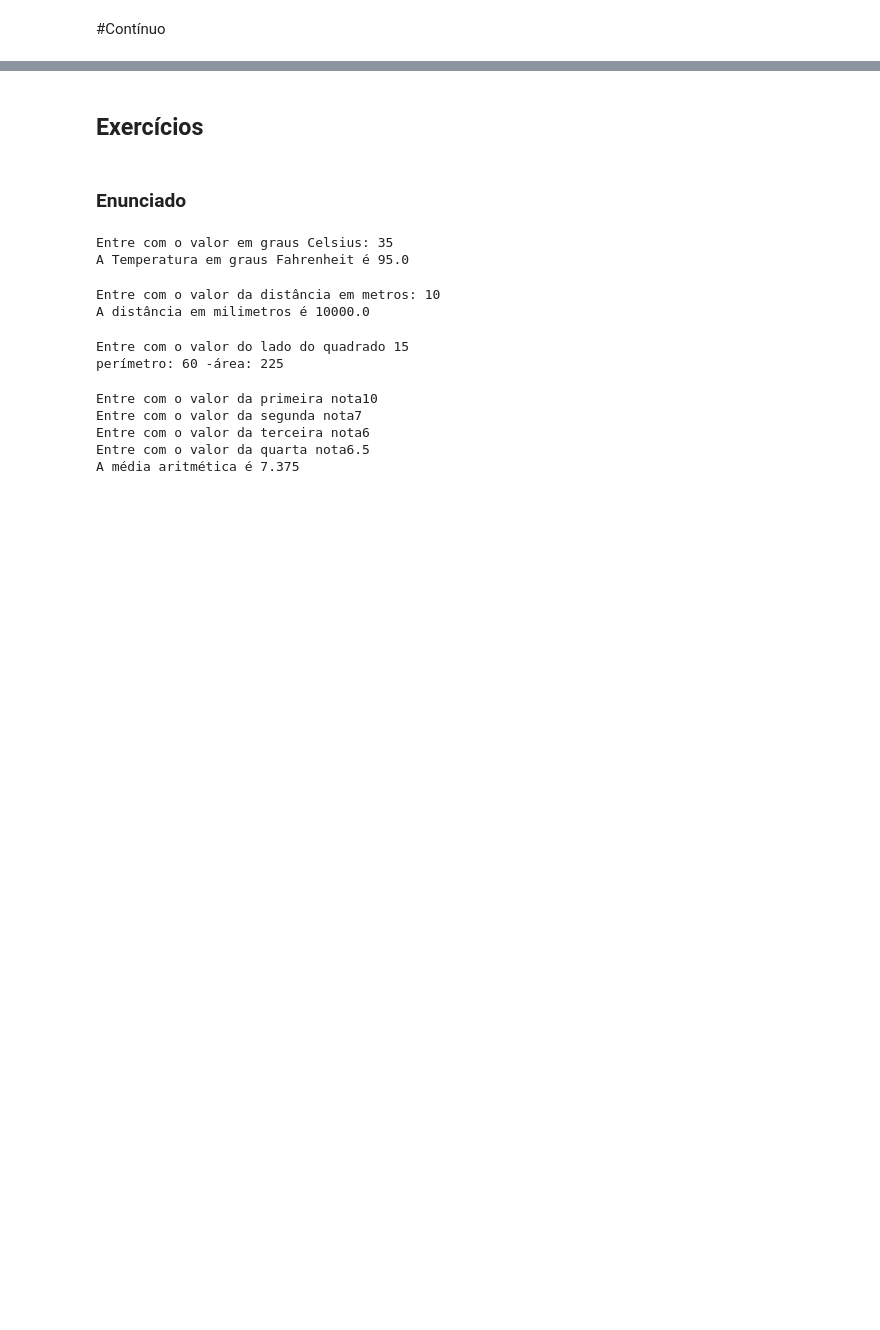
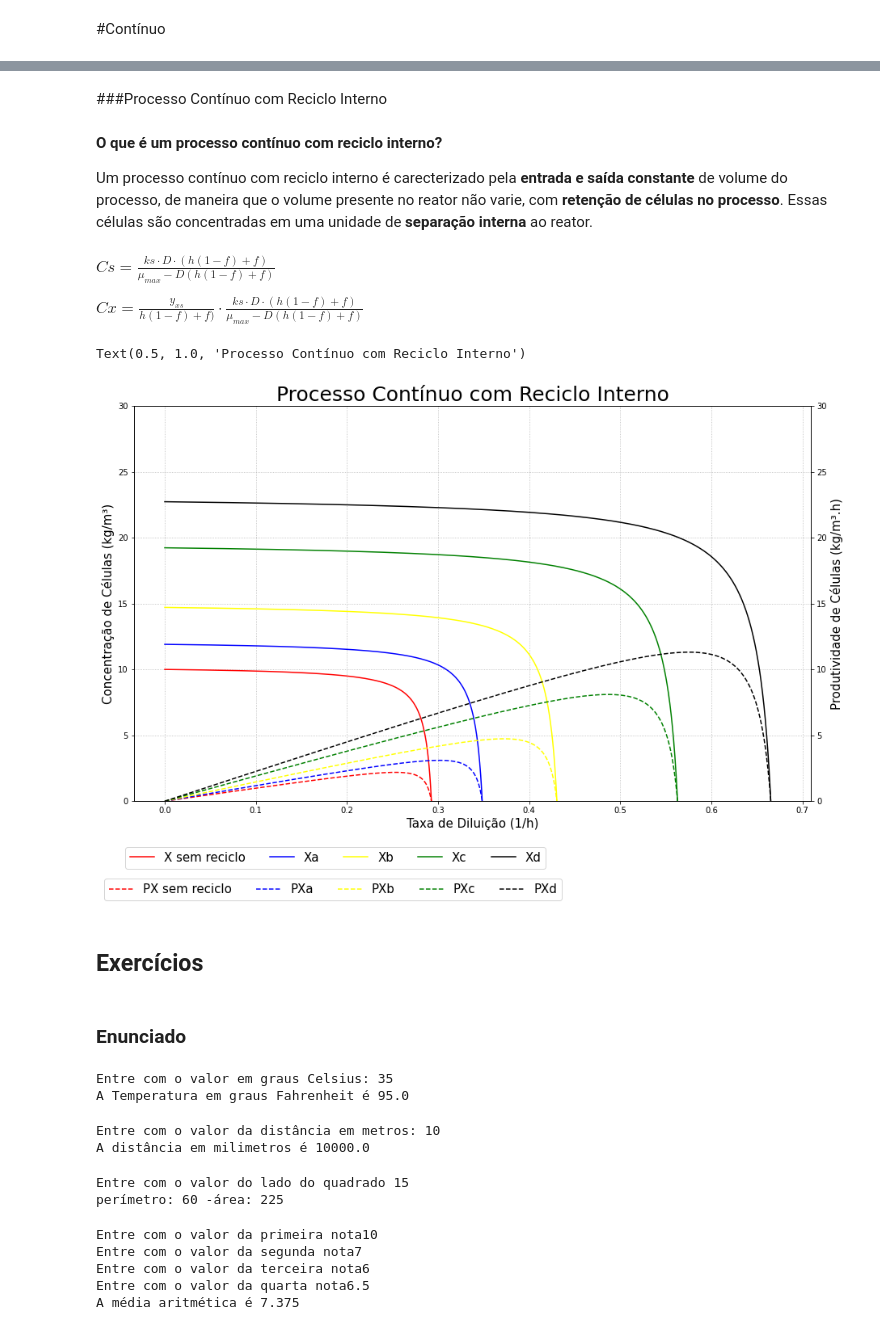
Before and after one commit to VitorMazziero/Princ-pios-de-Bioprocessos, a Jupyter notebook: Aula_Python_Processos_fermentativos.ipynb, the cells around one changed output, grey strips where cells are left out. Drawn from its saved outputs; the diff is of its cells as text; code cells hidden in the pictures; blank space fills up the shorter version.

```diff
--- a/Aula_Python_Processos_fermentativos.ipynb
+++ b/Aula_Python_Processos_fermentativos.ipynb
@@ -1218,0 +1373,10 @@ plt.show()
+# %% [markdown]
+###Processo Contínuo com Reciclo Interno
+# %% [markdown]
+**O que é um processo contínuo com reciclo interno?**
+
+Um processo contínuo com reciclo interno é carecterizado pela **entrada e saída constante** de volume do processo, de maneira que o volume presente no reator não varie, com **retenção de células no processo**. Essas células são concentradas em uma unidade de **separação interna** ao reator.
+# %% [markdown]
+$Cs = \frac{ks\cdot D\cdot (h(1-f)+f)}{\mu_{max}-D(h(1-f)+f)}$
+
+$Cx = \frac{y_{xs}}{h(1-f)+f)} \cdot \frac{ks\cdot D\cdot (h(1-f)+f)}{\mu_{max}-D(h(1-f)+f)}$
@@ -1219,3 +1436,38 @@ plt.show()
+# %%
+# Construção do Gráfico
+
+fig, ax1 = plt.subplots(figsize=(15,9))
+
+ax1.plot(D, Xsr, linestyle="-", color="red", label="X sem reciclo")
+ax1.plot(Da, Xcria, linestyle="-", color="blue", label="Xa")
+ax1.plot(Db, Xcrib, linestyle="-", color="yellow", label="Xb")
+ax1.plot(Dc, Xcric, linestyle="-", color="green", label="Xc")
+ax1.plot(Dd, Xcrid, linestyle="-", color="black", label="Xd")
+
+ax1.set_xlabel("Taxa de Diluição (1/h)", fontdict={'fontsize':15})
+ax1.set_ylabel("Concentração de Células (kg/m³)", fontdict={'fontsize':15})
+ax1.set_ylim(0, 30)
+
+ax1.legend(ncol=5, bbox_to_anchor=(0.6176,-0.1), fontsize=15)
+ax1.grid(linestyle=":")
+
+ax2 = plt.twinx(ax1)
+
+ax2.plot(D, Psr, linestyle="--", color="red", label="PX sem reciclo")
+ax2.plot(Da, Pcria, linestyle="--", color="blue", label="PXa")
+ax2.plot(Db, Pcrib, linestyle="--", color="yellow", label="PXb")
+ax2.plot(Dc, Pcric, linestyle="--", color="green", label="PXc")
+ax2.plot(Dd, Pcrid, linestyle="--", color="black", label="PXd")
+
+ax2.set_ylabel("Produtividade de Células (kg/m³.h)", fontdict={'fontsize':15})
+ax2.set_ylim(0, 30)
+
+ax2.legend(ncol=5, bbox_to_anchor=(0.6411,-0.18), fontsize=15)
+
+plt.title("Processo Contínuo com Reciclo Interno",fontdict={'fontsize':25})
+# %% [output]
+Text(0.5, 1.0, 'Processo Contínuo com Reciclo Interno')
+[figure, added]
 # %% [markdown]
 ## Exercícios
 # %% [markdown]
```
Also changed, not shown: parts of 25 cells of this notebook.
